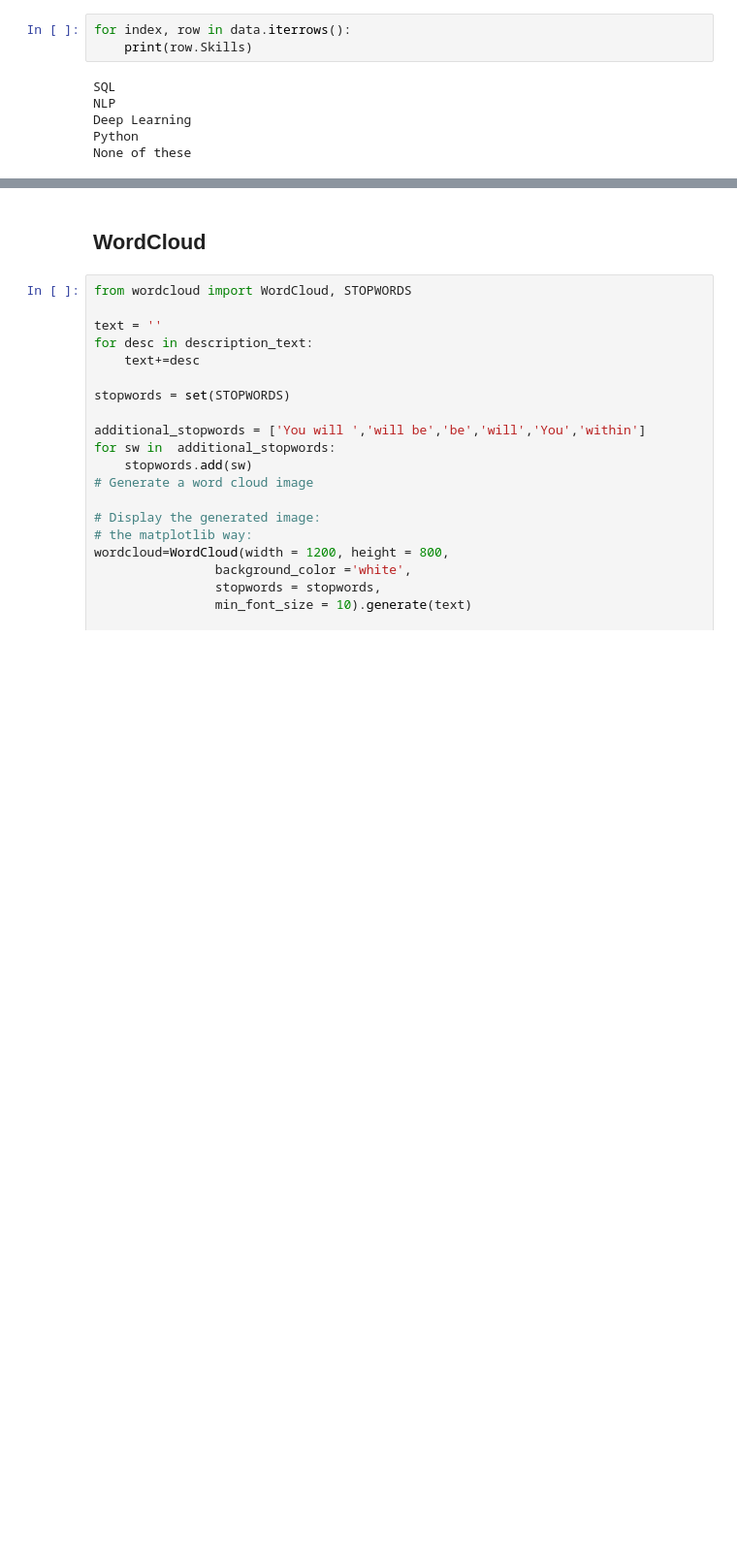
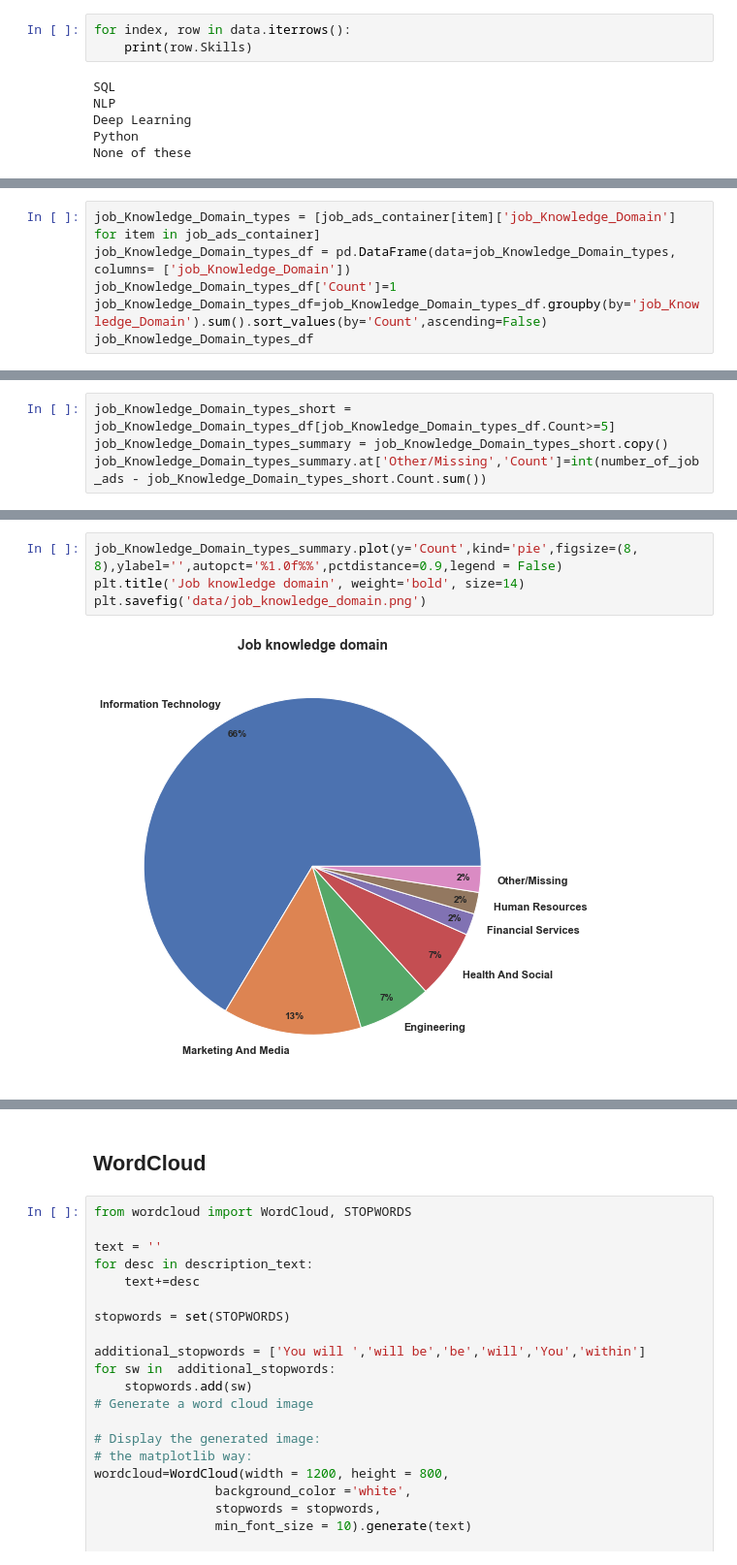
Before and after one commit to RaffaToSpace/Job_ads_scraping_nlp, a Jupyter notebook: job_ads_nlp.ipynb, the cells around one changed output, grey strips where cells are left out. Shown at 97% size. Saved outputs shown, nothing was run; the diff lists cells and outputs as text; blank space fills up the shorter version.

```diff
--- a/job_ads_nlp.ipynb
+++ b/job_ads_nlp.ipynb
@@ -514,0 +567,6 @@ None of these
+# %%
+job_Knowledge_Domain_types = [job_ads_container[item]['job_Knowledge_Domain'] for item in job_ads_container]
+job_Knowledge_Domain_types_df = pd.DataFrame(data=job_Knowledge_Domain_types, columns= ['job_Knowledge_Domain'])
+job_Knowledge_Domain_types_df['Count']=1
+job_Knowledge_Domain_types_df=job_Knowledge_Domain_types_df.groupby(by='job_Knowledge_Domain').sum().sort_values(by='Count',ascending=False)
+job_Knowledge_Domain_types_df
@@ -514,0 +587,4 @@ None of these
+# %%
+job_Knowledge_Domain_types_short = job_Knowledge_Domain_types_df[job_Knowledge_Domain_types_df.Count>=5]
+job_Knowledge_Domain_types_summary = job_Knowledge_Domain_types_short.copy()
+job_Knowledge_Domain_types_summary.at['Other/Missing','Count']=int(number_of_job_ads - job_Knowledge_Domain_types_short.Count.sum())
@@ -514,0 +603,6 @@ None of these
+# %%
+job_Knowledge_Domain_types_summary.plot(y='Count',kind='pie',figsize=(8, 8),ylabel='',autopct='%1.0f%%',pctdistance=0.9,legend = False)
+plt.title('Job knowledge domain', weight='bold', size=14)
+plt.savefig('data/job_knowledge_domain.png')
+# %% [output]
+[figure, added]
```
Also changed, not shown: parts of 22 cells of this notebook.
